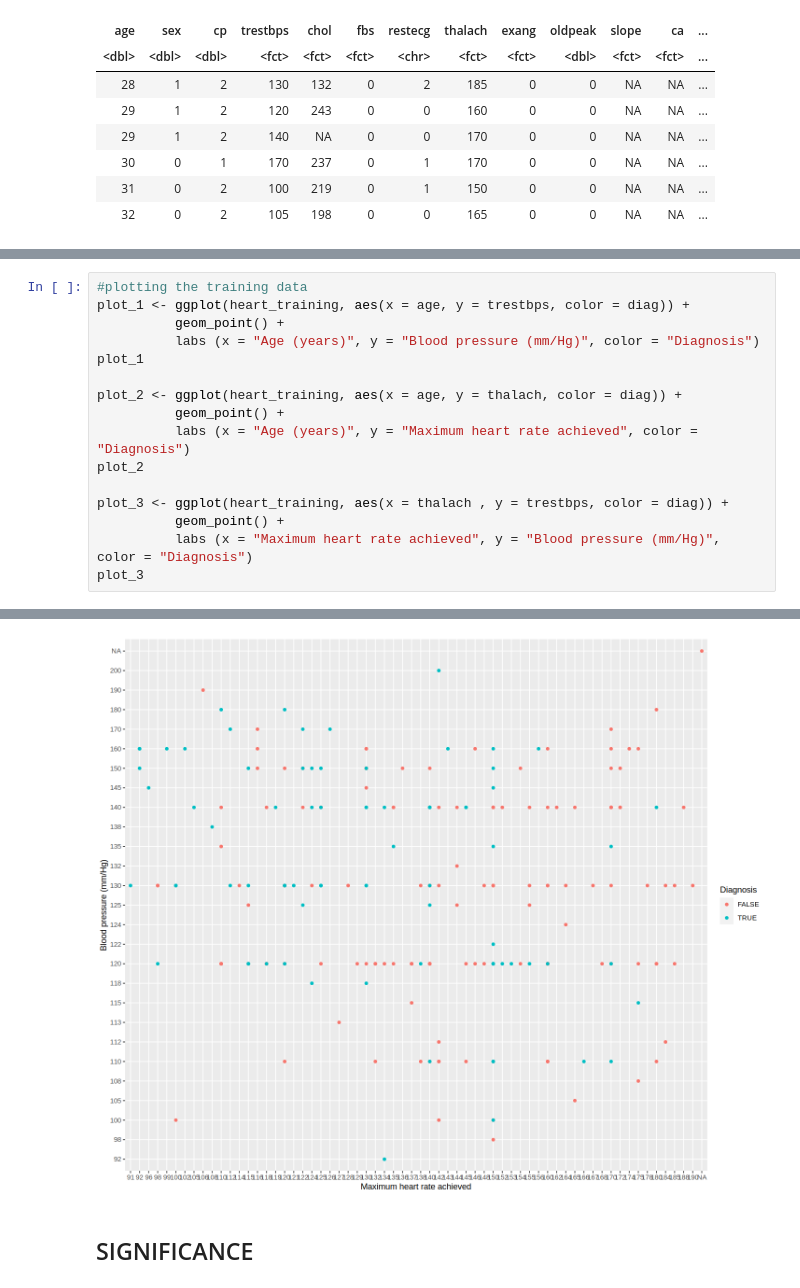
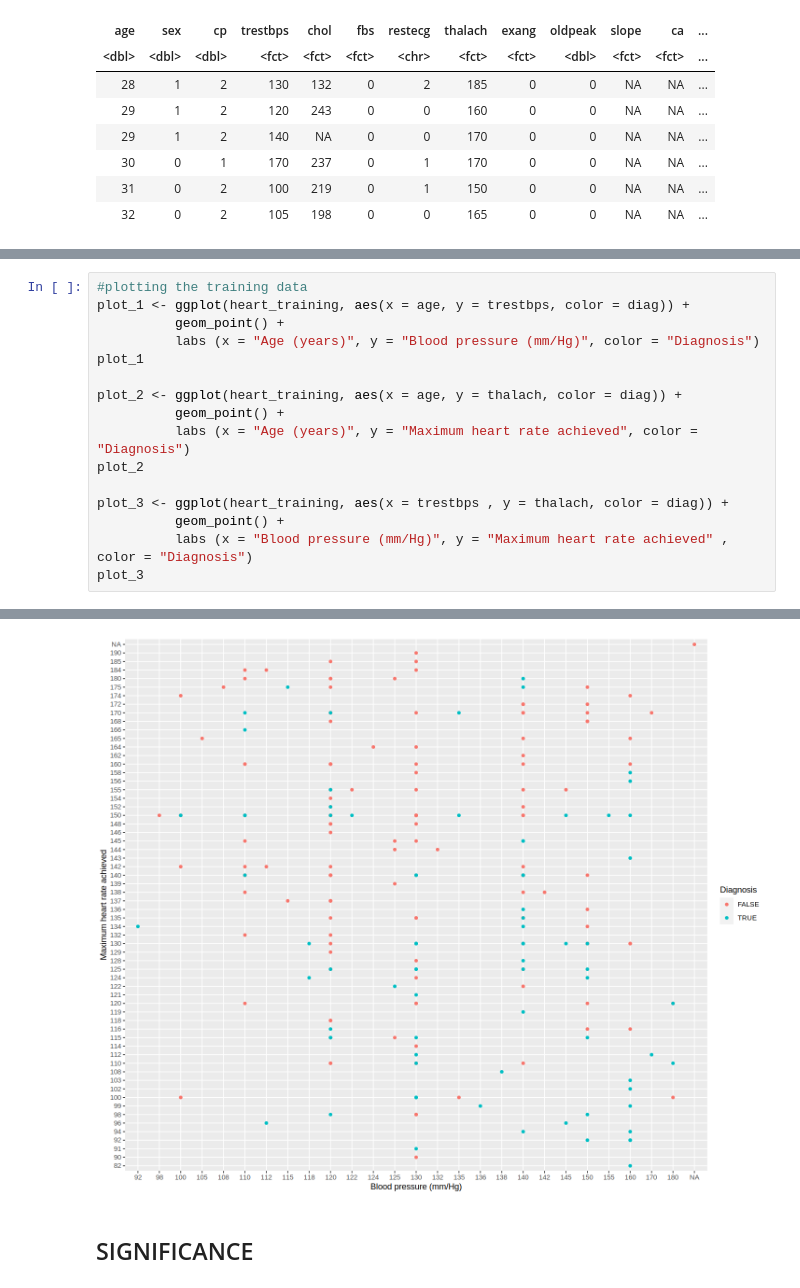
Before and after one commit to Aryan-SeongJae/Data-Science-Project---DSCI-100-HEART-DATABASE-Hungary, a Jupyter notebook: Group Project Proposal.ipynb, the cells around one changed output, grey strips where cells are left out. Drawn from its saved outputs; the diff is of its cells as text.

```diff
--- a/Group Project Proposal.ipynb
+++ b/Group Project Proposal.ipynb
@@ -143,8 +134,8 @@ plot_2 <- ggplot(heart_training, aes(x = age, y = thalach, color = diag)) +
           labs (x = "Age (years)", y = "Maximum heart rate achieved", color = "Diagnosis")
 plot_2
 
-plot_3 <- ggplot(heart_training, aes(x = thalach , y = trestbps, color = diag)) +
+plot_3 <- ggplot(heart_training, aes(x = trestbps , y = thalach, color = diag)) +
           geom_point() +
-          labs (x = "Maximum heart rate achieved", y = "Blood pressure (mm/Hg)", color = "Diagnosis")
+          labs (x = "Blood pressure (mm/Hg)", y = "Maximum heart rate achieved" , color = "Diagnosis")
 plot_3
 # %% [output]
@@ -153,4 +144,4 @@ plot_3
-[figure, old version]
+[figure, new version]
 # %% [markdown]
 ## SIGNIFICANCE
 # %% [markdown]
```
Also changed, not shown: parts of 4 cells of this notebook.
